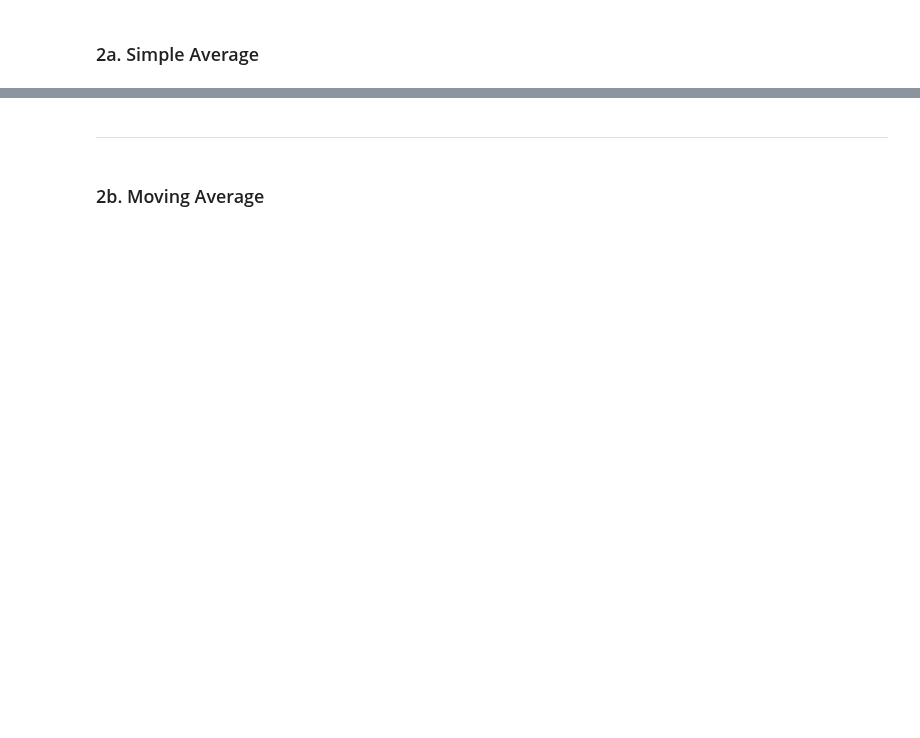
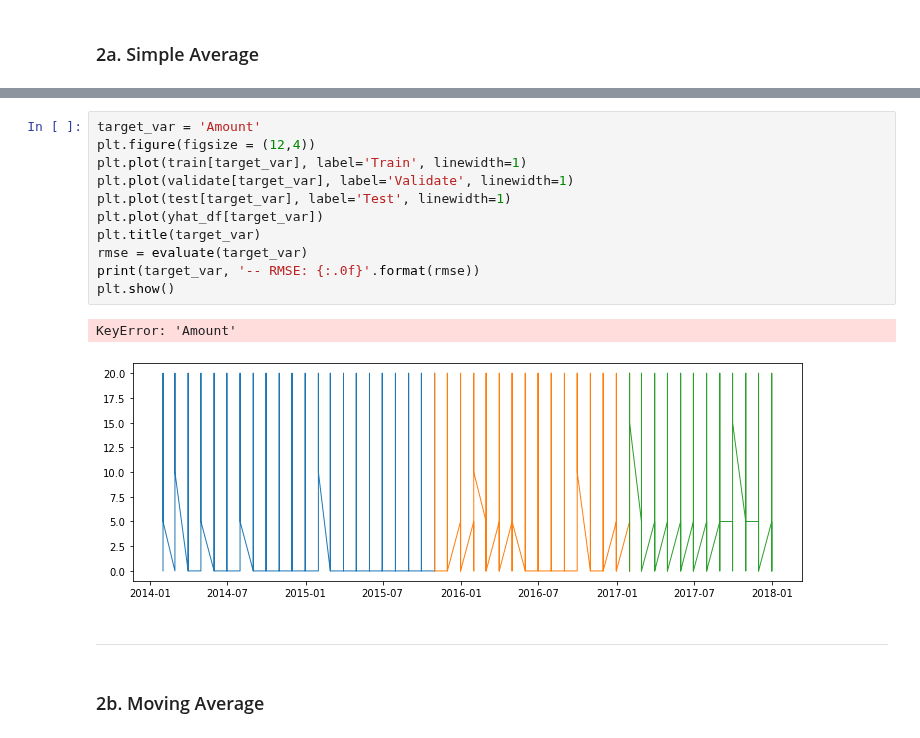
Before and after one commit to natasharivers/time-series-exercises, a Jupyter notebook: model.ipynb, the cells around one changed output, grey strips where cells are left out. Cells and saved outputs as stored; diff of their text form; blank space fills up the shorter version.

```diff
--- a/model.ipynb
+++ b/model.ipynb
@@ -111,3 +229,17 @@ None
+# %%
+target_var = 'Amount'
+plt.figure(figsize = (12,4))
+plt.plot(train[target_var], label='Train', linewidth=1)
+plt.plot(validate[target_var], label='Validate', linewidth=1)
+plt.plot(test[target_var], label='Test', linewidth=1)
+plt.plot(yhat_df[target_var])
+plt.title(target_var)
+rmse = evaluate(target_var)
+print(target_var, '-- RMSE: {:.0f}'.format(rmse))
+plt.show()
+# %% [output]
+KeyError: 'Amount'
+[figure, added]
 # %% [markdown]
 <hr style="border:1px solid black"> </hr>
 # %% [markdown]
```
Also changed, not shown: parts of 28 cells of this notebook.
